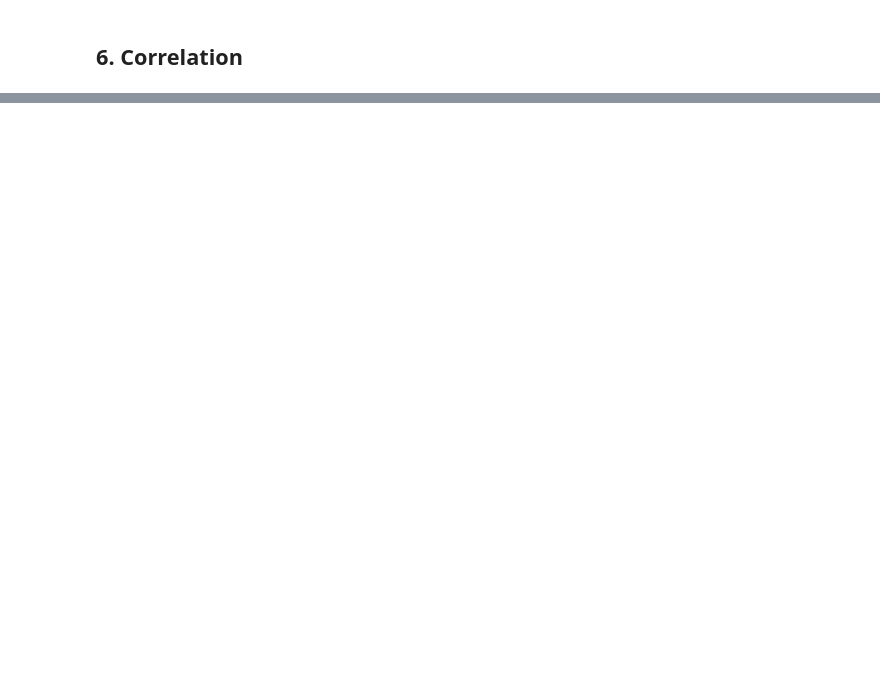
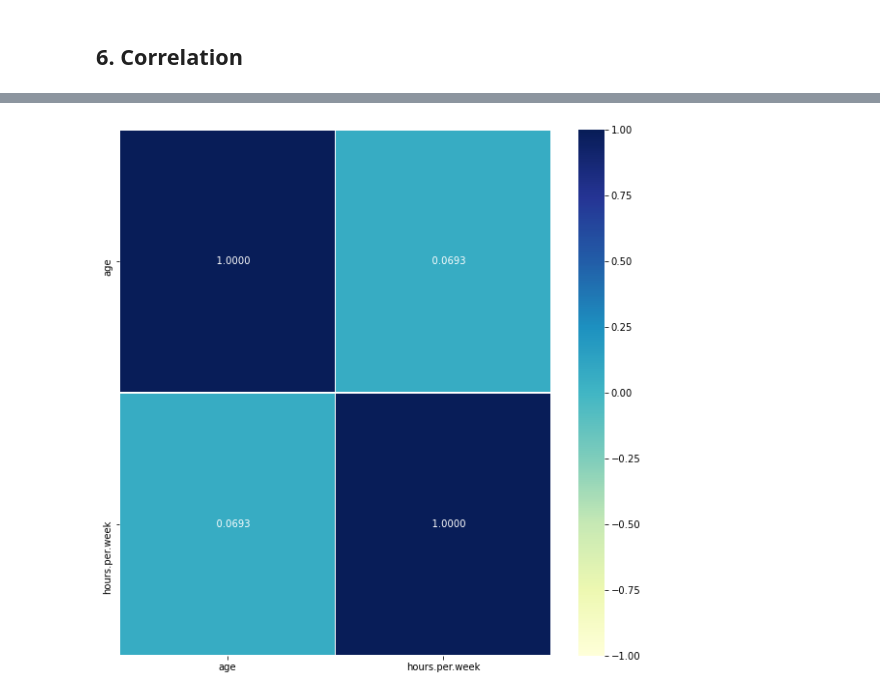
Before and after one commit to harshagiri/i_hate_this, a Jupyter notebook: Assignments/S1_Mandatory/S1_Descriptive Statistics/Descriptive Statistics - Mandatory(Session 1) - Questions.ipynb, the cells around one changed output, grey strips where cells are left out. Cells and saved outputs as stored; diff of their text form; code cells hidden in the pictures; blank space fills up the shorter version.

```diff
--- a/Assignments/S1_Mandatory/S1_Descriptive Statistics/Descriptive Statistics - Mandatory(Session 1) - Questions.ipynb
+++ b/Assignments/S1_Mandatory/S1_Descriptive Statistics/Descriptive Statistics - Mandatory(Session 1) - Questions.ipynb
@@ -508,3 +592,15 @@ Name: workclass, Length: 32561, dtype: object>
+# %%
+# type your code here
+
+corr = adults_income_df[['age','hours.per.week']].corr()
+
+fig,ax = plt.subplots(figsize=(10, 10))
+
+sns.heatmap(corr, annot = True, linewidths = 0.05, vmin = -1 , vmax = 1, cmap = "YlGnBu" , fmt = '10.4f')
+
+plt.show()
+# %% [output]
+[figure, added]
 # %% [markdown]
 <table align="left">
     <tr>
```
Also changed, not shown: parts of 15 cells of this notebook, 2 other files.
